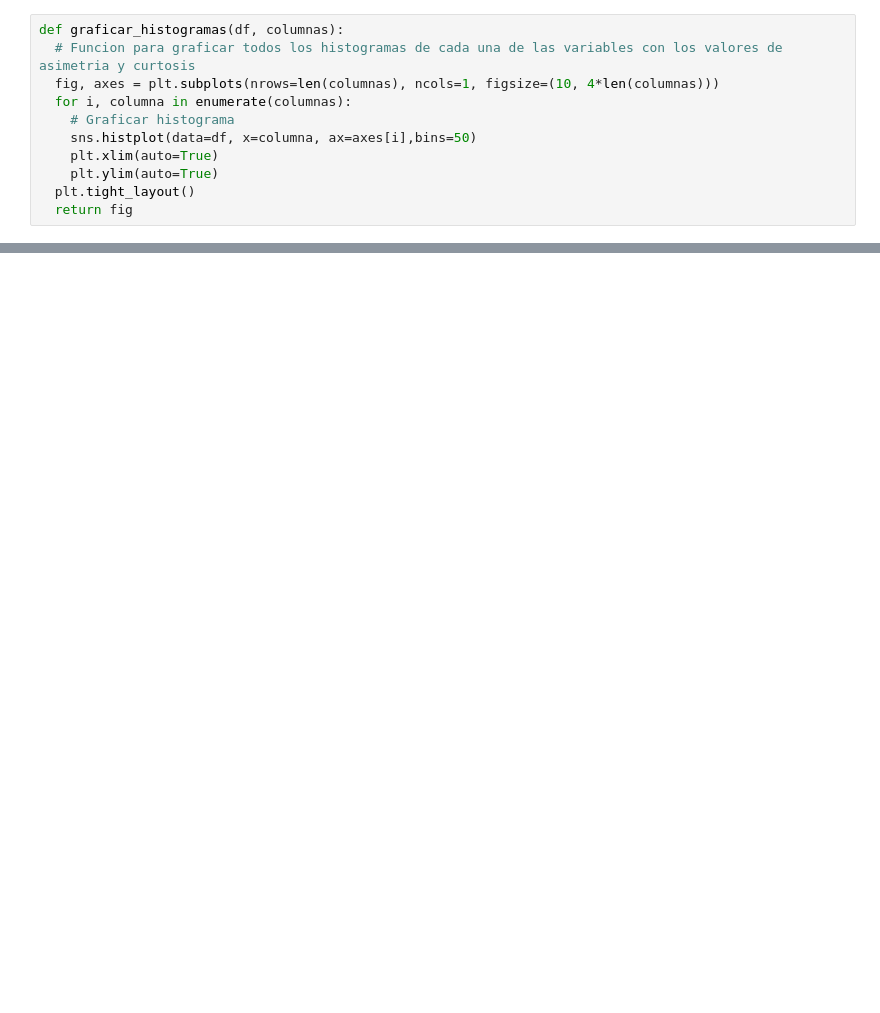
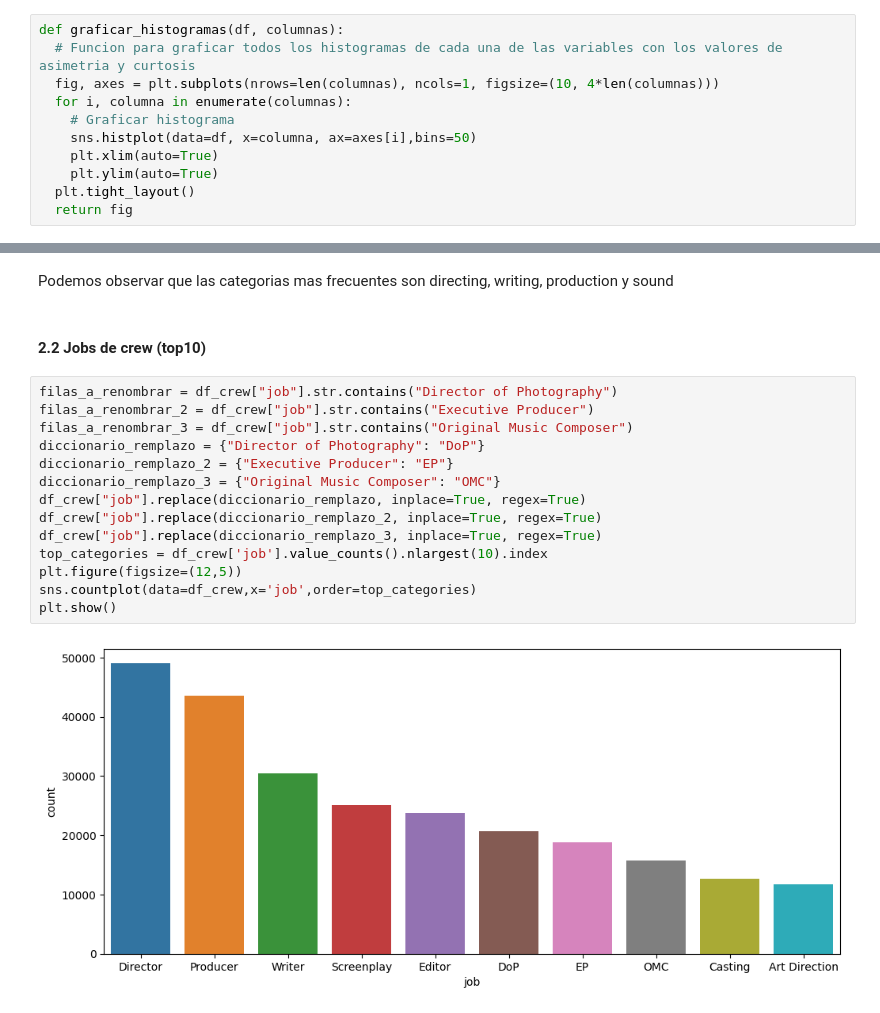
Before and after one commit to Pableren/Henry_proyectos, a Jupyter notebook: Eda.ipynb, the cells around one changed output, grey strips where cells are left out. Drawn from its saved outputs; the diff is of its cells as text; blank space fills up the shorter version.

```diff
--- a/Eda.ipynb
+++ b/Eda.ipynb
@@ -86,0 +121,20 @@ df['genres'].isna().sum()
+# %% [markdown]
+Podemos observar que las categorias mas frecuentes son directing, writing, production y sound
+# %% [markdown]
+#### 2.2 Jobs de crew (top10)
+# %%
+filas_a_renombrar = df_crew["job"].str.contains("Director of Photography")
+filas_a_renombrar_2 = df_crew["job"].str.contains("Executive Producer")
+filas_a_renombrar_3 = df_crew["job"].str.contains("Original Music Composer")
+diccionario_remplazo = {"Director of Photography": "DoP"}
+diccionario_remplazo_2 = {"Executive Producer": "EP"}
+diccionario_remplazo_3 = {"Original Music Composer": "OMC"}
+df_crew["job"].replace(diccionario_remplazo, inplace=True, regex=True)
+df_crew["job"].replace(diccionario_remplazo_2, inplace=True, regex=True)
+df_crew["job"].replace(diccionario_remplazo_3, inplace=True, regex=True)
+top_categories = df_crew['job'].value_counts().nlargest(10).index
+plt.figure(figsize=(12,5))
+sns.countplot(data=df_crew,x='job',order=top_categories)
+plt.show()
+# %% [output]
+[figure, added]
```
Also changed, not shown: parts of 35 cells of this notebook, 2 other files.
